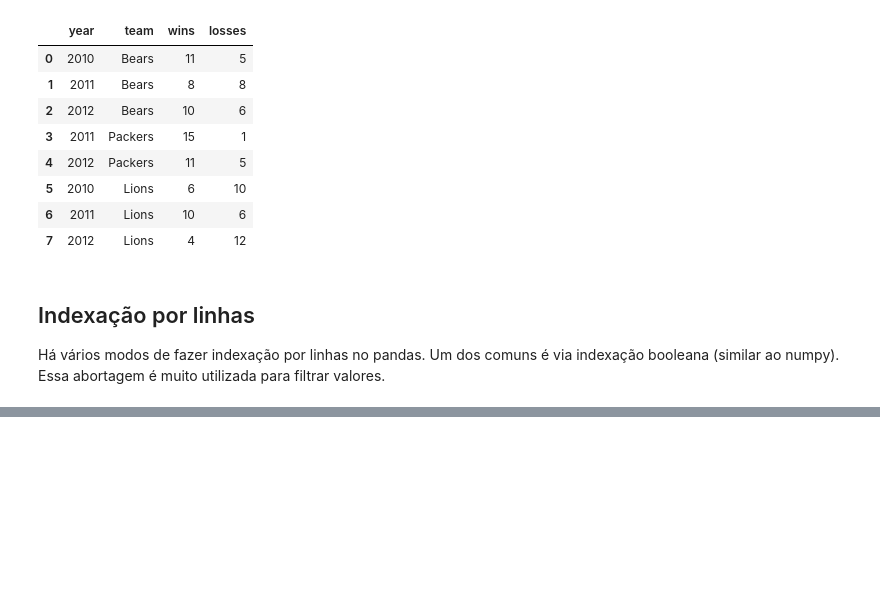
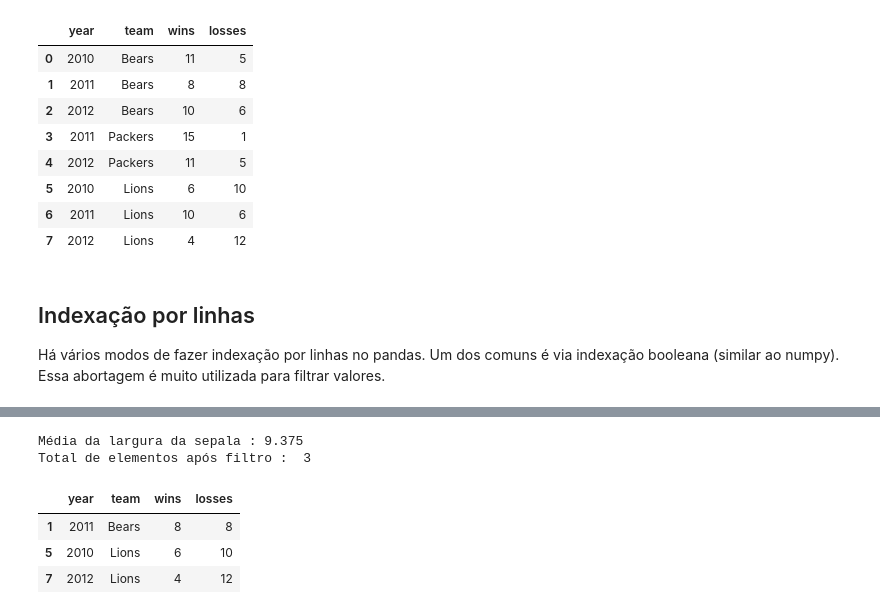
Before and after one commit to joaohena/posgraducao, a Jupyter notebook: Introducao-linguagem-estatisticas/PandasIndexacao.ipynb, the cells around one changed output, grey strips where cells are left out. Saved outputs shown, nothing was run; the diff lists cells and outputs as text; code cells hidden in the pictures; blank space fills up the shorter version.

```diff
--- a/Introducao-linguagem-estatisticas/PandasIndexacao.ipynb
+++ b/Introducao-linguagem-estatisticas/PandasIndexacao.ipynb
@@ -128,0 +153,19 @@ Há vários modos de fazer indexação por linhas no pandas. Um dos comuns é vi
+# %%
+# calculando média com método nativo do DataFrame
+mean_wins = df['wins'].mean()
+
+#gerando indices booleanos
+idx = df['wins'] < mean_wins
+
+# imprimindo algumas infos
+print("Média da coluna wins:", mean_wins)
+print("Total de elementos após filtro:", df[idx].shape[0])
+
+df[idx]
+# %% [output]
+Média da largura da sepala : 9.375
+Total de elementos após filtro :  3
+|  | year | team | wins | losses |
+| 1 | 2011 | Bears | 8 | 8 |
+| 5 | 2010 | Lions | 6 | 10 |
+| 7 | 2012 | Lions | 4 | 12 |
```
Also changed, not shown: parts of 24 cells of this notebook.
